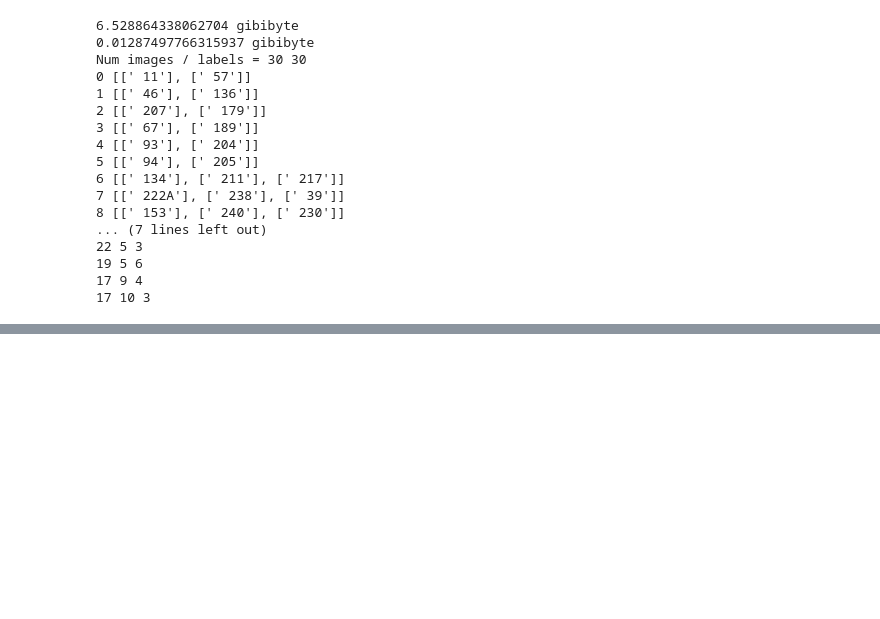
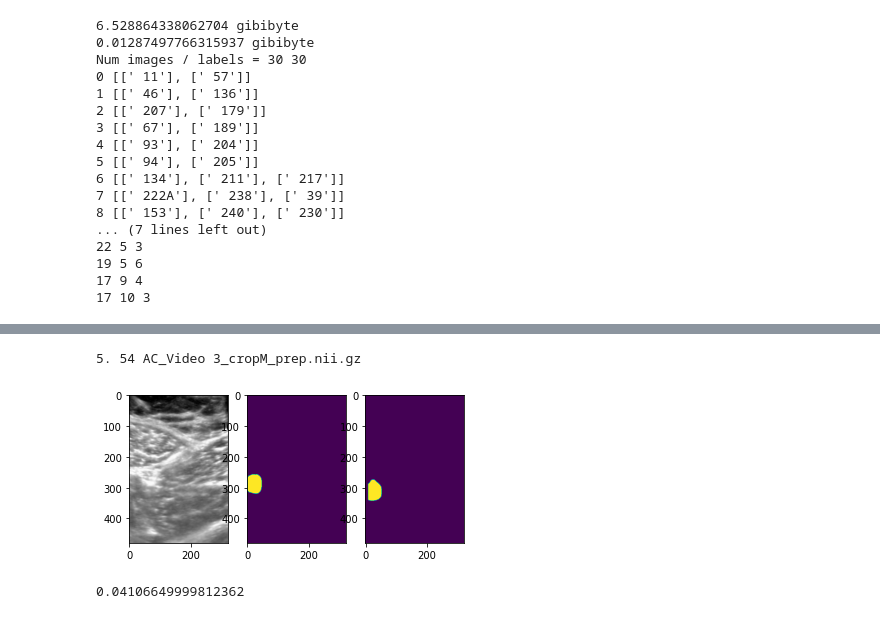
Before and after one commit to KitwareMedical/itkARGUS-DARPA-POCUS_AI-Archive, a Jupyter notebook: PNB/Experiments/ARUNet-Needle/ARUNet-ARGUS_Final.ipynb, the cells around one changed output, grey strips where cells are left out. Cells and saved outputs as stored; diff of their text form; code cells hidden in the pictures; blank space fills up the shorter version.

```diff
--- a/PNB/Experiments/ARUNet-Needle/ARUNet-ARGUS_Final.ipynb
+++ b/PNB/Experiments/ARUNet-Needle/ARUNet-ARGUS_Final.ipynb
@@ -74,0 +101,18 @@ plt.imshow(rotate(labelmaps_needle[1]*2+labelmaps_artery[1],270))
+# %%
+vfn=0
+nnet_artery.setup_testing_vfold(vfold_num=vfn)
+artery_filenames,artery_test_images,artery_test_labelmaps,artery_labelmaps_predicted = nnet_artery.classify_vfold(model_type="best", run_ids=[0,1], device_num=0)
+nnet_needle.setup_testing_vfold(vfold_num=vfn)
+needle_filenames,needle_test_images,needle_test_labelmaps,needle_labelmaps_predicted = nnet_needle.classify_vfold(model_type="best", run_ids=[0,1], device_num=0)
+img_num = 1
+print(artery_filenames[img_num])
+plt.subplot(1,3,1)
+plt.imshow(rotate(artery_test_images[img_num][0],270),cmap="gray")
+plt.subplot(1,3,2)
+plt.imshow(rotate(artery_test_labelmaps[img_num][0],270))
+plt.subplot(1,3,3)
+plt.imshow(rotate(artery_labelmaps_predicted[img_num],270))
+plt.show()
+# %% [output]
+5. 54 AC_Video 3_cropM_prep.nii.gz
+[figure, added]
@@ -74,0 +124,14 @@ plt.imshow(rotate(labelmaps_needle[1]*2+labelmaps_artery[1],270))
+# %%
+img = itk.GetImageFromArray(artery_labelmaps_predicted[img_num].astype(np.float32))
+filter = itk.DanielssonDistanceMapImageFilter.New(img)
+start = time.perf_counter()
+filter.Update()
+end = time.perf_counter()
+print(end-start)
+img_dist = filter.GetOutput()
+im = tube.ImageMath.New(img_dist)
+im.Threshold(0,170,1,0)
+img_thresh = im.GetOutput()
+arr_thresh = itk.GetArrayFromImage(img_thresh)
+# %% [output]
+0.04106649999812362
```
Also changed, not shown: parts of 7 cells of this notebook, 4 other files.
